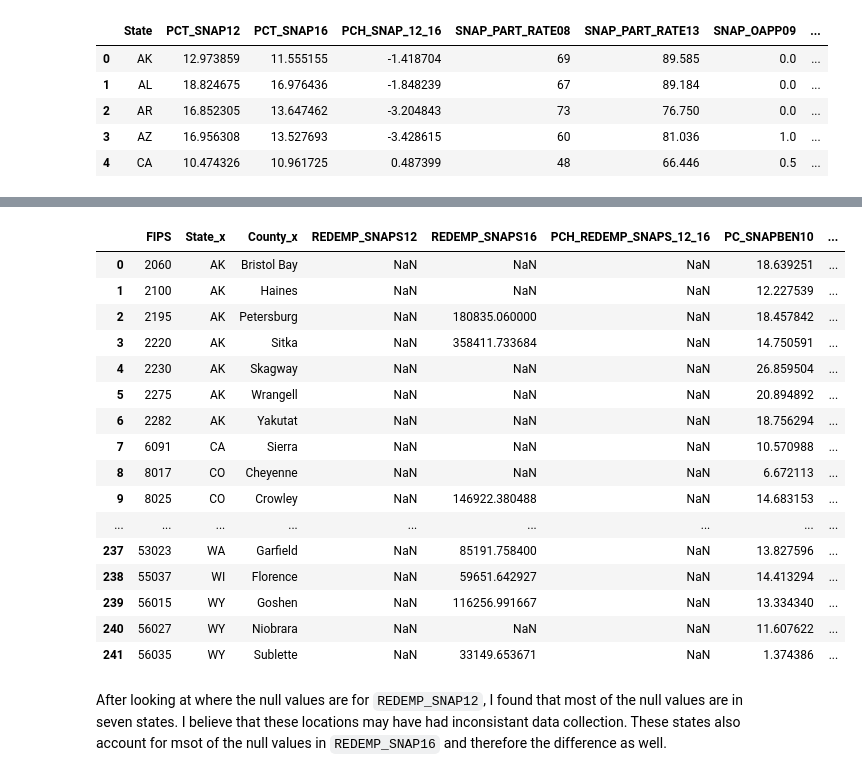
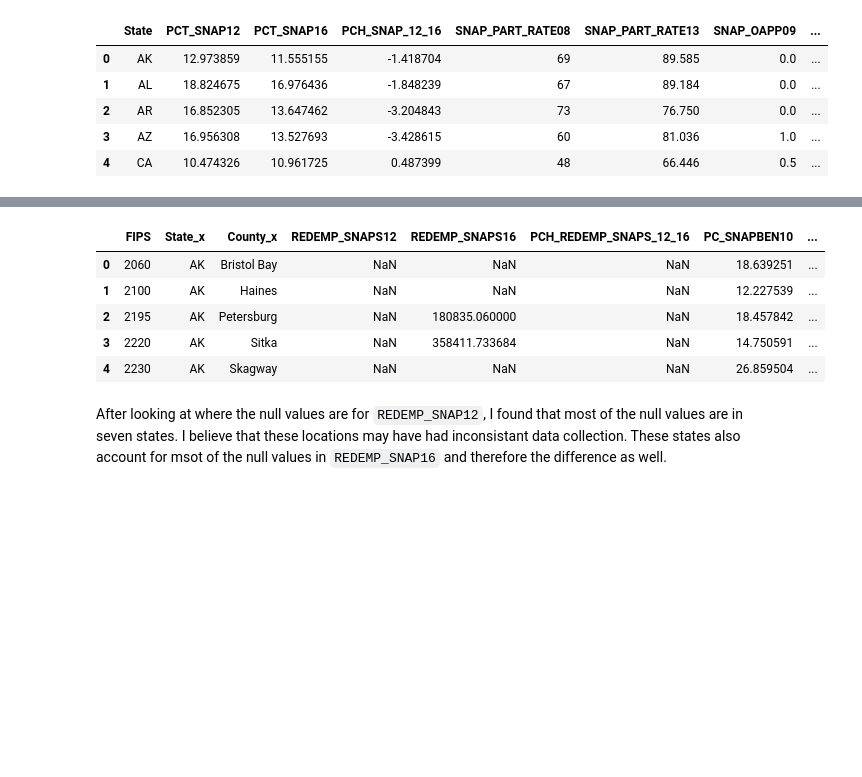
Before and after one commit to ejh56/food-access, a Jupyter notebook: Cleaning-FEA.ipynb, the cells around one changed output, grey strips where cells are left out. Drawn from its saved outputs; the diff is of its cells as text; code cells hidden in the pictures; blank space fills up the shorter version.

```diff
--- a/Cleaning-FEA.ipynb
+++ b/Cleaning-FEA.ipynb
@@ -1015,24 +1004,13 @@ CA     1
 Name: State, dtype: int64
 # %%
-assistance.loc[assistance["REDEMP_SNAPS12"].isna()].merge(stores, on="FIPS")
+assistance.loc[assistance["REDEMP_SNAPS12"].isna()].merge(stores, on="FIPS").head()
 # %% [output]
 |  | FIPS | State_x | County_x | REDEMP_SNAPS12 | REDEMP_SNAPS16 | PCH_REDEMP_SNAPS_12_16 | PC_SNAPBEN10 | ... |
 | 0 | 2060 | AK | Bristol Bay | NaN | NaN | NaN | 18.639251 | ... |
 | 1 | 2100 | AK | Haines | NaN | NaN | NaN | 12.227539 | ... |
 | 2 | 2195 | AK | Petersburg | NaN | 180835.060000 | NaN | 18.457842 | ... |
 | 3 | 2220 | AK | Sitka | NaN | 358411.733684 | NaN | 14.750591 | ... |
 | 4 | 2230 | AK | Skagway | NaN | NaN | NaN | 26.859504 | ... |
-| 5 | 2275 | AK | Wrangell | NaN | NaN | NaN | 20.894892 | ... |
-| 6 | 2282 | AK | Yakutat | NaN | NaN | NaN | 18.756294 | ... |
-| 7 | 6091 | CA | Sierra | NaN | NaN | NaN | 10.570988 | ... |
-| 8 | 8017 | CO | Cheyenne | NaN | NaN | NaN | 6.672113 | ... |
-| 9 | 8025 | CO | Crowley | NaN | 146922.380488 | NaN | 14.683153 | ... |
-| ... | ... | ... | ... | ... | ... | ... | ... | ... |
-| 237 | 53023 | WA | Garfield | NaN | 85191.758400 | NaN | 13.827596 | ... |
-| 238 | 55037 | WI | Florence | NaN | 59651.642927 | NaN | 14.413294 | ... |
-| 239 | 56015 | WY | Goshen | NaN | 116256.991667 | NaN | 13.334340 | ... |
-| 240 | 56027 | WY | Niobrara | NaN | NaN | NaN | 11.607622 | ... |
-| 241 | 56035 | WY | Sublette | NaN | 33149.653671 | NaN | 1.374386 | ... |
 # %% [markdown]
 After looking at where the null values are for `REDEMP_SNAP12`, I found that most of the null values are in seven states. I believe that these locations may have had inconsistant data collection. These states also account for msot of the null values in `REDEMP_SNAP16` and therefore the difference as well.
 # %%
```
Also changed, not shown: parts of 13 cells of this notebook, 23 other files.
